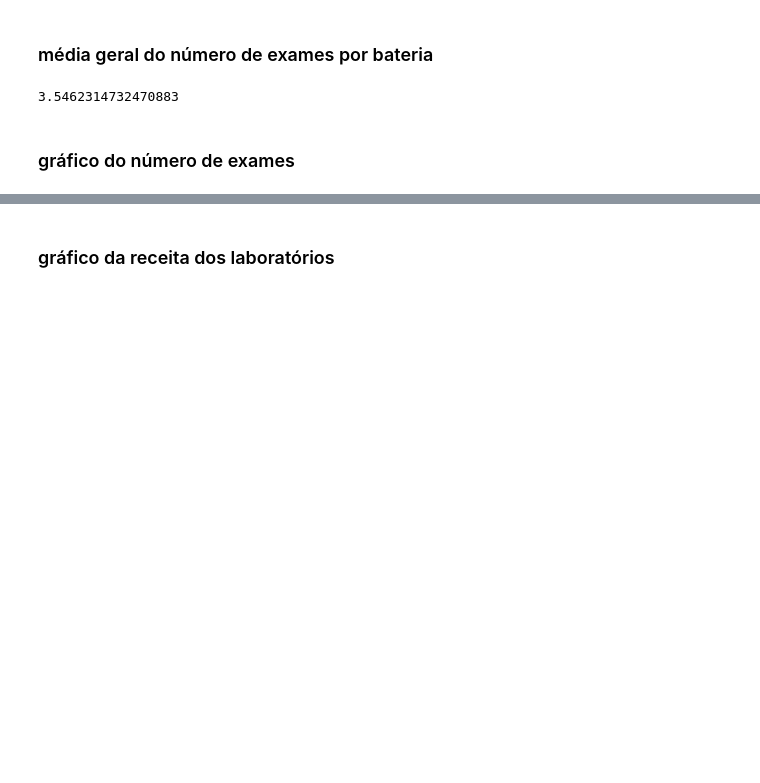
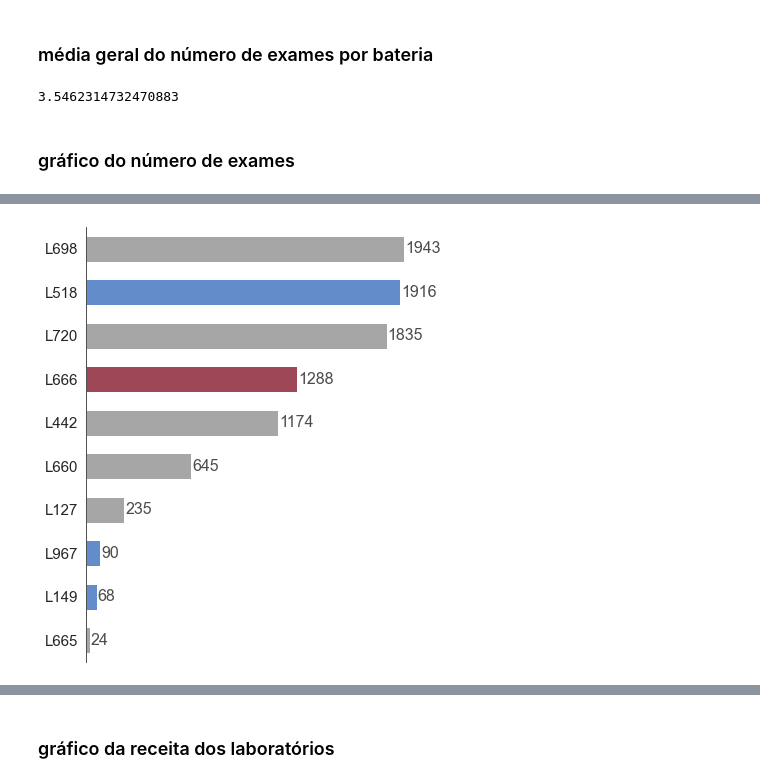
Before and after one commit to leticiafaria7/case-elogroup, a Jupyter notebook: 3_graficos-complementares.ipynb, the cells around one changed output, grey strips where cells are left out. Saved outputs shown, nothing was run; the diff lists cells and outputs as text; code cells hidden in the pictures; blank space fills up the shorter version.

```diff
--- a/3_graficos-complementares.ipynb
+++ b/3_graficos-complementares.ipynb
@@ -221,3 +295,16 @@ transactional_data.groupby(['Service Id']).count().reset_index()['Patient Id'].m
 3.5462314732470883
 # %% [markdown]
 ### gráfico do número de exames
+# %%
+n_exames_lab = transactional_data.groupby('Lab Id').count()[['CodItem']].reset_index().merge(df_geocode[['Lab Id', 'Sigla']], how = 'left')
+n_exames_lab = n_exames_lab[n_exames_lab['Lab Id'] != "-2"]
+
+def color_states(x):
+    if x == 'CA':
+        return '#5288db'
+    if x == 'GA':
+        return '#ac3a4e'
+
+n_exames_lab['cor'] = n_exames_lab['Sigla'].apply(color_states)
+n_exames_lab_low = pd.concat([n_exames_lab.sort_values('CodItem', ascending = False).tail(10)])
+n_exames_lab_low
@@ -223,0 +323,26 @@ transactional_data.groupby(['Service Id']).count().reset_index()['Patient Id'].m
+# %%
+cores = ['#ac3a4e' if x == 'GA' else '#5288db' if x == 'CA' else '#a6a6a6' for x in n_exames_lab_low['Sigla']]
+
+plt.figure(figsize = (6,8))
+sns.set_style('white') # also 'ticks', 'darkgrid', 'whitegrid', white
+fig = sns.barplot(data = n_exames_lab_low, x = 'CodItem', y = 'Lab Id', palette = cores, width = 0.6)
+
+# colocar os números no final da barra
+for i in fig.patches:
+    fig.annotate(int(i.get_width()),
+                  (i.get_width(), i.get_y() + i.get_height() / 2),
+                  ha = 'left', va = 'center', fontsize = 16,
+                  color = '#4d4d4d', xytext = (1, 0),
+                  textcoords = 'offset points')
+
+# remover os números do eixo x
+fig.set_xticklabels('')
+fig.set_yticklabels(fig.get_yticklabels(), fontsize=15)
+
+# remover os títulos dos eixos
+fig.set(xlabel='', ylabel='')
+
+# remover as bordas do gráfico
+sns.despine(bottom = True)
+# %% [output]
+[figure, added]
```
Also changed, not shown: parts of 20 cells of this notebook, 1 other file.
